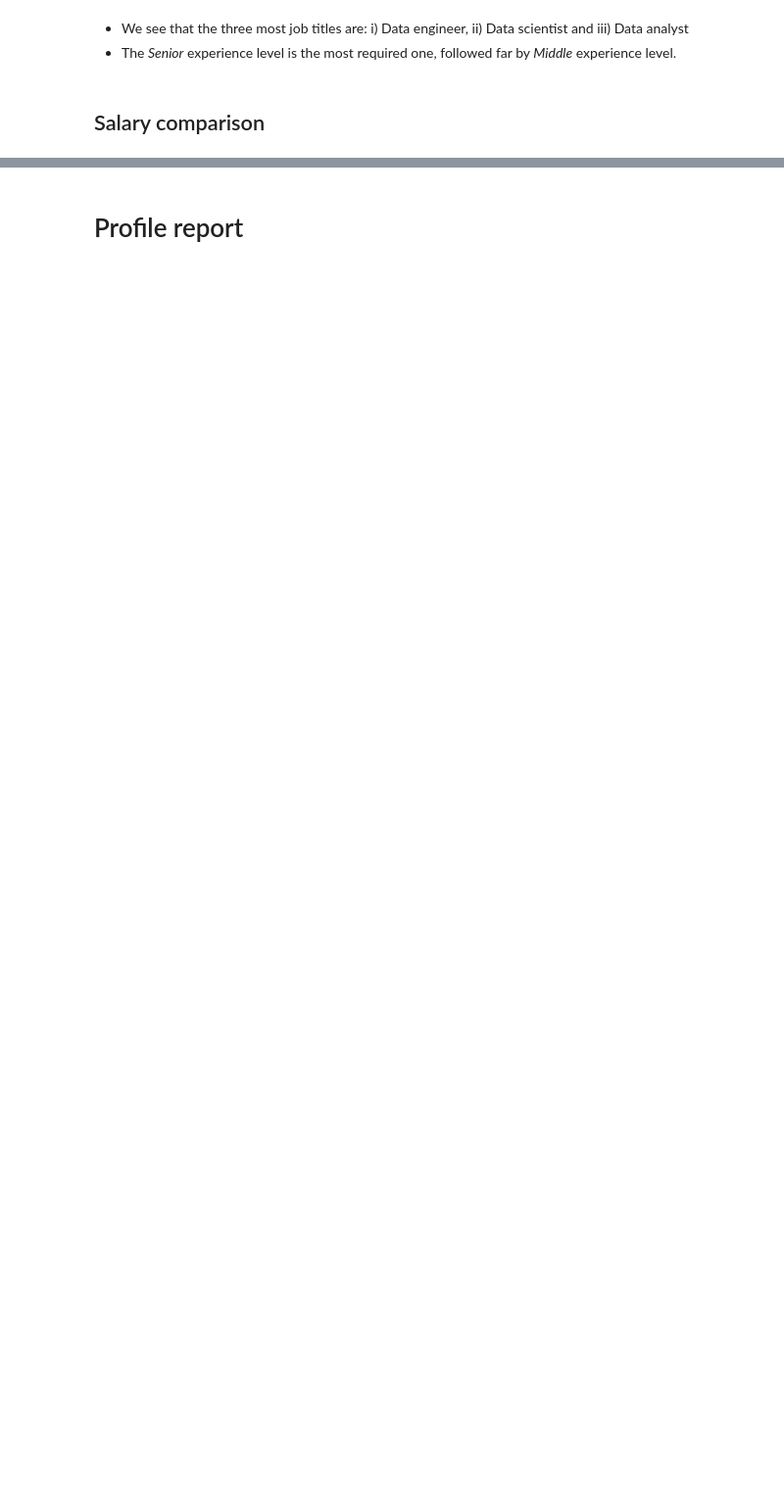
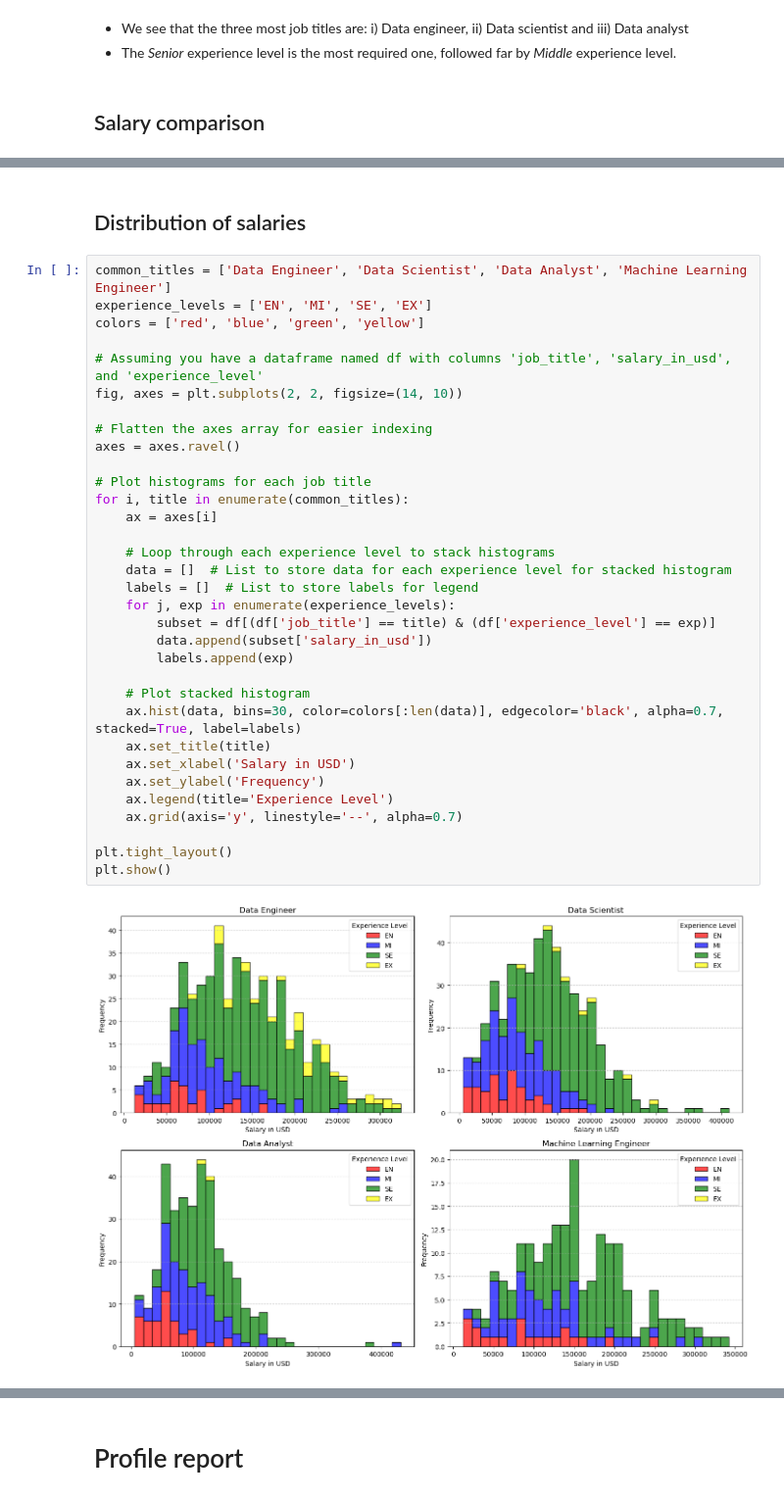
Before and after one commit to nico142857/public_datasets, a Jupyter notebook: data-science-salary-nice-looking-data-exploration.ipynb, the cells around one changed output, grey strips where cells are left out. Shown at 98% size. Drawn from its saved outputs; the diff is of its cells as text; blank space fills up the shorter version.

```diff
--- a/data-science-salary-nice-looking-data-exploration.ipynb
+++ b/data-science-salary-nice-looking-data-exploration.ipynb
@@ -172,0 +174,37 @@ plt.show()
+# %% [markdown]
+## Distribution of salaries
+# %%
+common_titles = ['Data Engineer', 'Data Scientist', 'Data Analyst', 'Machine Learning Engineer']
+experience_levels = ['EN', 'MI', 'SE', 'EX']
+colors = ['red', 'blue', 'green', 'yellow']
+
+# Assuming you have a dataframe named df with columns 'job_title', 'salary_in_usd', and 'experience_level'
+fig, axes = plt.subplots(2, 2, figsize=(14, 10))
+
+# Flatten the axes array for easier indexing
+axes = axes.ravel()
+
+# Plot histograms for each job title
+for i, title in enumerate(common_titles):
+    ax = axes[i]
+
+    # Loop through each experience level to stack histograms
+    data = []  # List to store data for each experience level for stacked histogram
+    labels = []  # List to store labels for legend
+    for j, exp in enumerate(experience_levels):
+        subset = df[(df['job_title'] == title) & (df['experience_level'] == exp)]
+        data.append(subset['salary_in_usd'])
+        labels.append(exp)
+
+    # Plot stacked histogram
+    ax.hist(data, bins=30, color=colors[:len(data)], edgecolor='black', alpha=0.7, stacked=True, label=labels)
+    ax.set_title(title)
+    ax.set_xlabel('Salary in USD')
+    ax.set_ylabel('Frequency')
+    ax.legend(title='Experience Level')
+    ax.grid(axis='y', linestyle='--', alpha=0.7)
+
+plt.tight_layout()
+plt.show()
+# %% [output]
+[figure, added]
```
Also changed, not shown: parts of 23 cells of this notebook.
